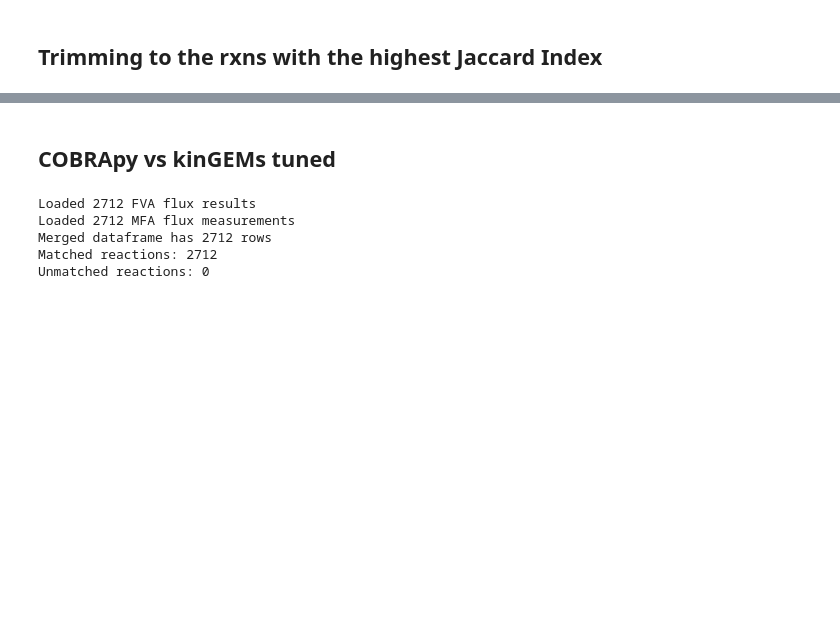
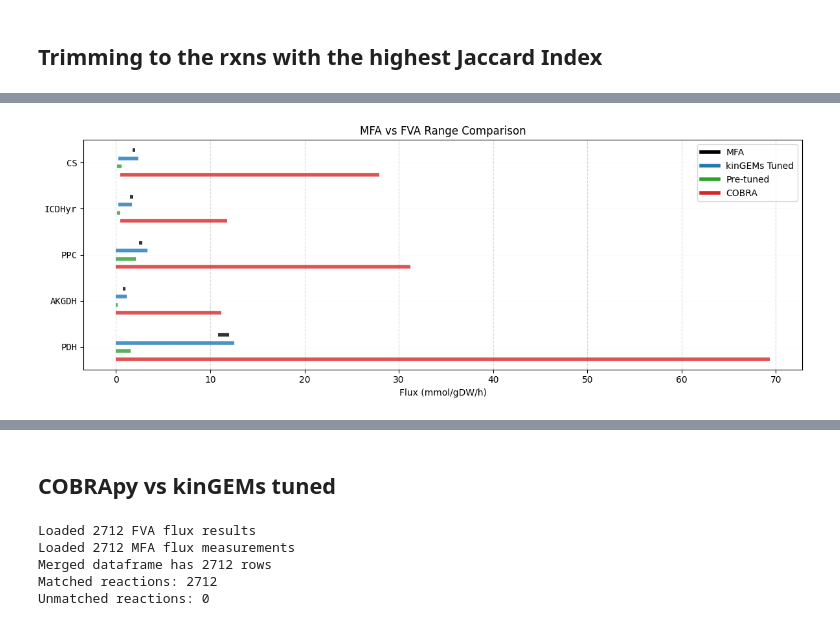
Before and after one commit to ranaabarghout/kinGEMs, a Jupyter notebook: notebooks/fluxomics_fva.ipynb, the cells around one changed output, grey strips where cells are left out. Drawn from its saved outputs; the diff is of its cells as text; code cells hidden in the pictures; blank space fills up the shorter version.

```diff
--- a/notebooks/fluxomics_fva.ipynb
+++ b/notebooks/fluxomics_fva.ipynb
@@ -180,0 +200,11 @@ plot_fva_mfa_comparison({'kinGEMs Tuned': df_tuned_fva_top, 'Pre-tuned': df_pre_
+# %%
+selected_reactions = ['CS', 'ICDHyr', 'PPC', 'PDH', 'AKGDH']
+df_select_tuned = df_tuned_fva[df_tuned_fva['rxn_id'].isin(selected_reactions)]
+df_select_pre = df_pre_tuned_fva[df_pre_tuned_fva['rxn_id'].isin(selected_reactions)]
+df_select_cobra = df_cobra_fva[df_cobra_fva['rxn_id'].isin(selected_reactions)]
+# %%
+from kinGEMs.fluxomics_validation import plot_fva_mfa_comparison
+
+plot_fva_mfa_comparison({'kinGEMs Tuned': df_select_tuned, 'Pre-tuned': df_select_pre, 'COBRA': df_select_cobra})
+# %% [output]
+[figure, added]
```
Also changed, not shown: parts of 10 cells of this notebook, 2 other files.
